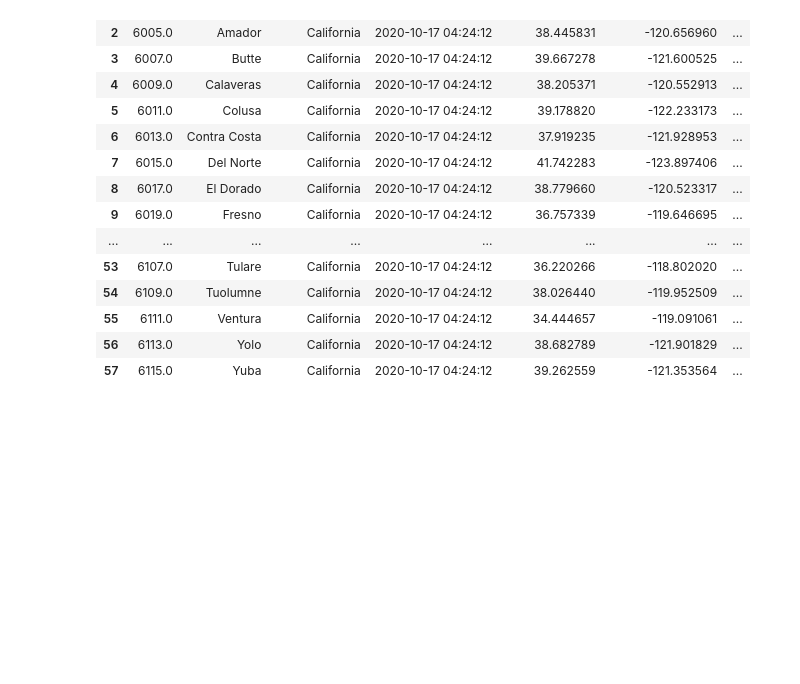
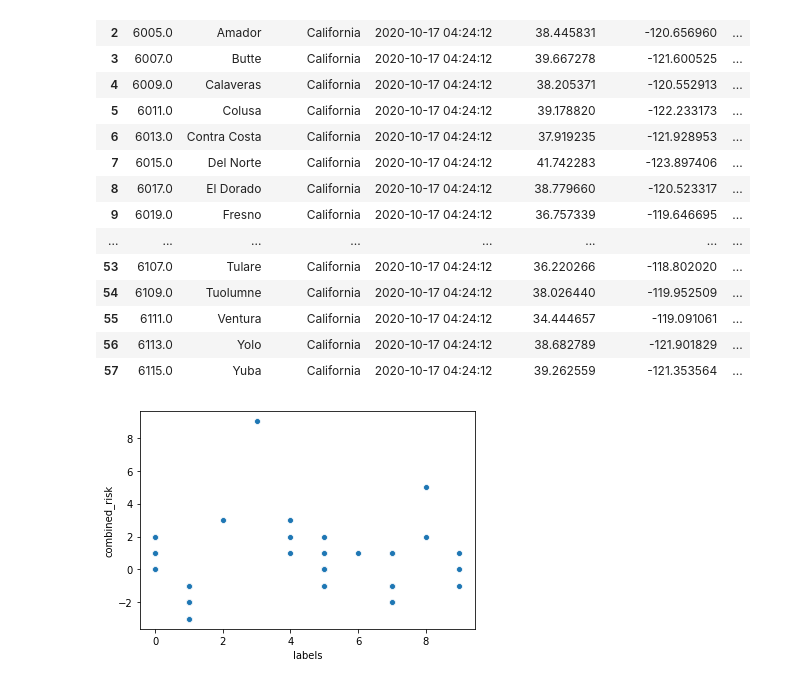
Before and after one commit to iforani/project-five, a Jupyter notebook: code/Clustering.ipynb, the cells around one changed output. Drawn from its saved outputs; the diff is of its cells as text; code cells hidden in the pictures; blank space fills up the shorter version.

Commit message:
risk index

```diff
--- a/code/Clustering.ipynb
+++ b/code/Clustering.ipynb
@@ -773,3 +773,7 @@ combined_risk2
 | 55 | 6111.0 | Ventura | California | 2020-10-17 04:24:12 | 34.444657 | -119.091061 | ... |
 | 56 | 6113.0 | Yolo | California | 2020-10-17 04:24:12 | 38.682789 | -121.901829 | ... |
 | 57 | 6115.0 | Yuba | California | 2020-10-17 04:24:12 | 39.262559 | -121.353564 | ... |
+# %%
+sns.scatterplot(combined_risk2['labels'], combined_risk2['combined_risk']);
+# %% [output]
+[figure, added]
```
Also changed, not shown: parts of 3 cells of this notebook, 1 other file.
